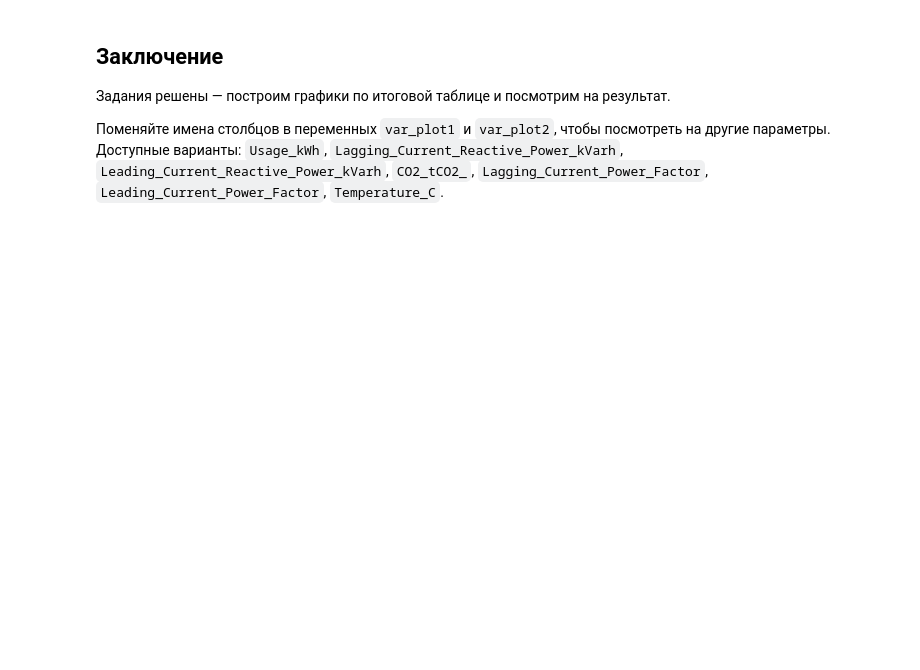
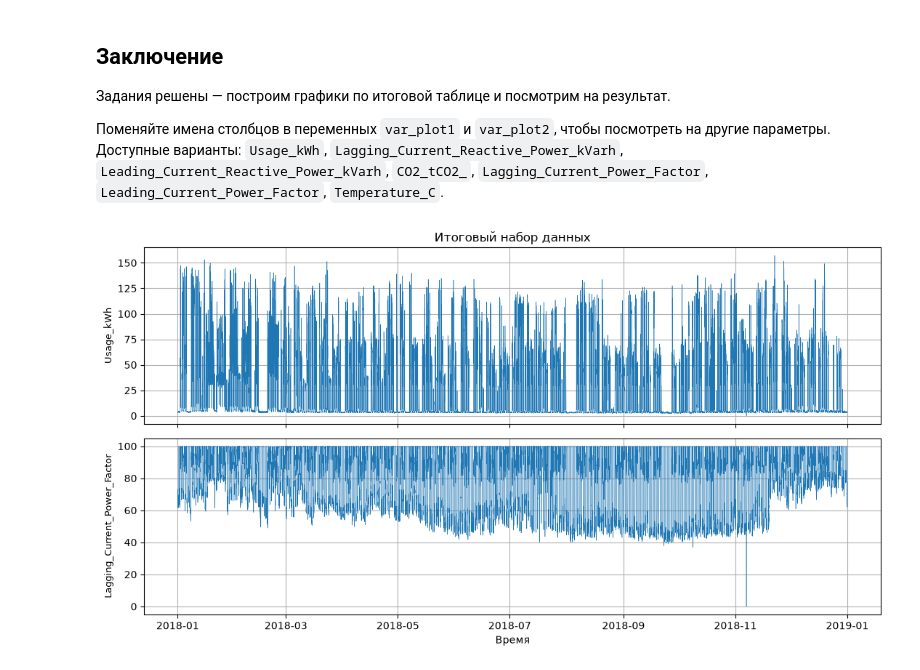
Before and after one commit to Magsim0/homework_ml, a Jupyter notebook: 1_homework_eda.ipynb, the cells around one changed output. Saved outputs shown, nothing was run; the diff lists cells and outputs as text; code cells hidden in the pictures; blank space fills up the shorter version.

```diff
--- a/1_homework_eda.ipynb
+++ b/1_homework_eda.ipynb
@@ -190,7 +218,7 @@ check(5, ans)
 df_energy = pd.read_csv(DATA / "Steel_Industry.csv")
 temperature = np.loadtxt(DATA / "температура.txt")
 
-...   # <- здесь добавьте столбец Temperature_C
+df_energy["Temperature_C"]= temperature  # <- здесь добавьте столбец Temperature_C
 
 ans = df_energy["Temperature_C"].head(3)
 print(ans.tolist())
@@ -209,18 +247,20 @@ check(6, ans)
 `Leading_Current_Reactive_Power_kVarh`, `CO2_tCO2_`, `Lagging_Current_Power_Factor`,
 `Leading_Current_Power_Factor`, `Temperature_C`.
 # %%
-var_plot1 = "Temperature_C"
-var_plot2 = "CO2_tCO2_"
+var_plot1 = "Usage_kWh"
+var_plot2 = "Lagging_Current_Power_Factor"
 
 df_energy["DateTime"] = pd.to_datetime(df_energy["date"], format="%d/%m/%Y %H:%M")
 df_plot = df_energy.sort_values("DateTime")
 
 fig, axes = plt.subplots(2, 1, figsize=(11, 6), sharex=True)
 for ax, name in zip(axes, [var_plot1, var_plot2]):
     ax.plot(df_plot["DateTime"], df_plot[name], linewidth=0.4)
     ax.set_ylabel(name, fontsize=9)
     ax.grid(True)
 axes[-1].set_xlabel("Время")
 axes[0].set_title("Итоговый набор данных")
 plt.tight_layout()
 plt.show()
+# %% [output]
+[figure, added]
```
Also changed, not shown: parts of 11 cells of this notebook.
